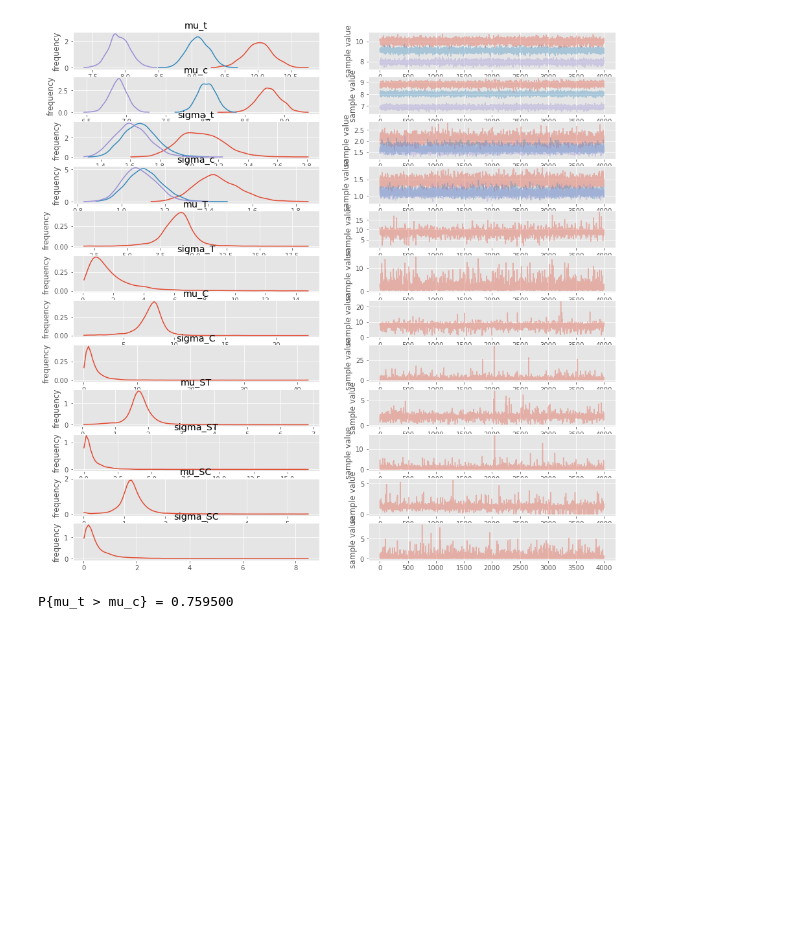
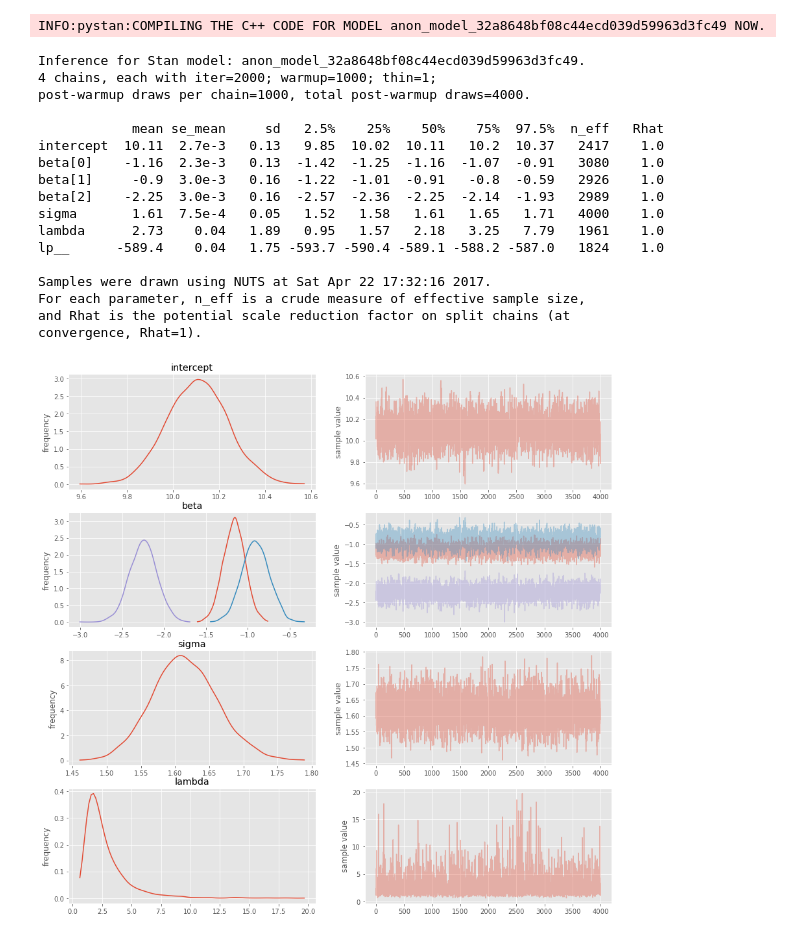
Before and after one commit to gondimribeiro/statistical-rethinking, a Jupyter notebook: extras/anova_bayes.ipynb, the cells around one changed output. Saved outputs shown, nothing was run; the diff lists cells and outputs as text; code cells hidden in the pictures; blank space fills up the shorter version.

Commit message:
implementing as linear model

```diff
--- a/extras/anova_bayes.ipynb
+++ b/extras/anova_bayes.ipynb
@@ -114,12 +40,69 @@ convergence, Rhat=1).
-# %%
-fig = fit.plot()
-fig.set_size_inches(15, 15)
-# %% [output]
-[figure, removed]
+# %%
+anova_code = """
+
+data {
+    int<lower=0> N; // number of samples
+    int<lower=0> M; // number of factors
+    matrix<lower=0>[N, M] X; // data matrix with categorical factors
+    vector<lower=0>[N] Y;
+}
+
+parameters {
+    real intercept;
+    vector[M] beta;
+    real<lower=0> sigma;
+    real<lower=0> lambda;
+}
+
+
+model {
+    // Linear model
+    vector[N] Theta;
+    Theta = X*beta + intercept;
+
+    // Likelihood
+    Y ~ normal(Theta, sigma);
+
+    // Priors
+    intercept ~ normal(0, 10);
+    beta ~ normal(0, lambda);
+    sigma ~ cauchy(0, 10);
+    lambda ~ cauchy(0, 10);
+}
+"""
+
+# dictionary containing data
+data = {
+    'N': N,
+    'M': M,
+    'X': X,
+    'Y': Y
+}
+
+# fit model
+fit = pystan.stan(model_code=anova_code, data=data, iter=2000, chains=4)
+print(fit)
+fig = fit.plot()
+fig.set_size_inches(15, 15)
+# %% [output]
+INFO:pystan:COMPILING THE C++ CODE FOR MODEL anon_model_32a8648bf08c44ecd039d59963d3fc49 NOW.
+Inference for Stan model: anon_model_32a8648bf08c44ecd039d59963d3fc49.
+4 chains, each with iter=2000; warmup=1000; thin=1;
+post-warmup draws per chain=1000, total post-warmup draws=4000.
+
+            mean se_mean     sd   2.5%    25%    50%    75%  97.5%  n_eff   Rhat
+intercept  10.11  2.7e-3   0.13   9.85  10.02  10.11   10.2  10.37   2417    1.0
+beta[0]    -1.16  2.3e-3   0.13  -1.42  -1.25  -1.16  -1.07  -0.91   3080    1.0
+beta[1]     -0.9  3.0e-3   0.16  -1.22  -1.01  -0.91   -0.8  -0.59   2926    1.0
+beta[2]    -2.25  3.0e-3   0.16  -2.57  -2.36  -2.25  -2.14  -1.93   2989    1.0
+sigma       1.61  7.5e-4   0.05   1.52   1.58   1.61   1.65   1.71   4000    1.0
+lambda      2.73    0.04   1.89   0.95   1.57   2.18   3.25   7.79   1961    1.0
+lp__      -589.4    0.04   1.75 -593.7 -590.4 -589.1 -588.2 -587.0   1824    1.0
+
+Samples were drawn using NUTS at Sat Apr 22 17:32:16 2017.
+For each parameter, n_eff is a crude measure of effective sample size,
+and Rhat is the potential scale reduction factor on split chains (at
+convergence, Rhat=1).
+[figure, added]
 # %%
-mu_t = fit.extract('mu_T')['mu_T']
-mu_c = fit.extract('mu_C')['mu_C']
-
-print('P{mu_t > mu_c} = %f' % ((mu_t > mu_c).mean()))
+#print('P{mu_t > mu_c} = %f' % ((mu_t > mu_c).mean()))
-# %% [output]
-P{mu_t > mu_c} = 0.759500
```
Also changed, not shown: parts of 2 cells of this notebook.
